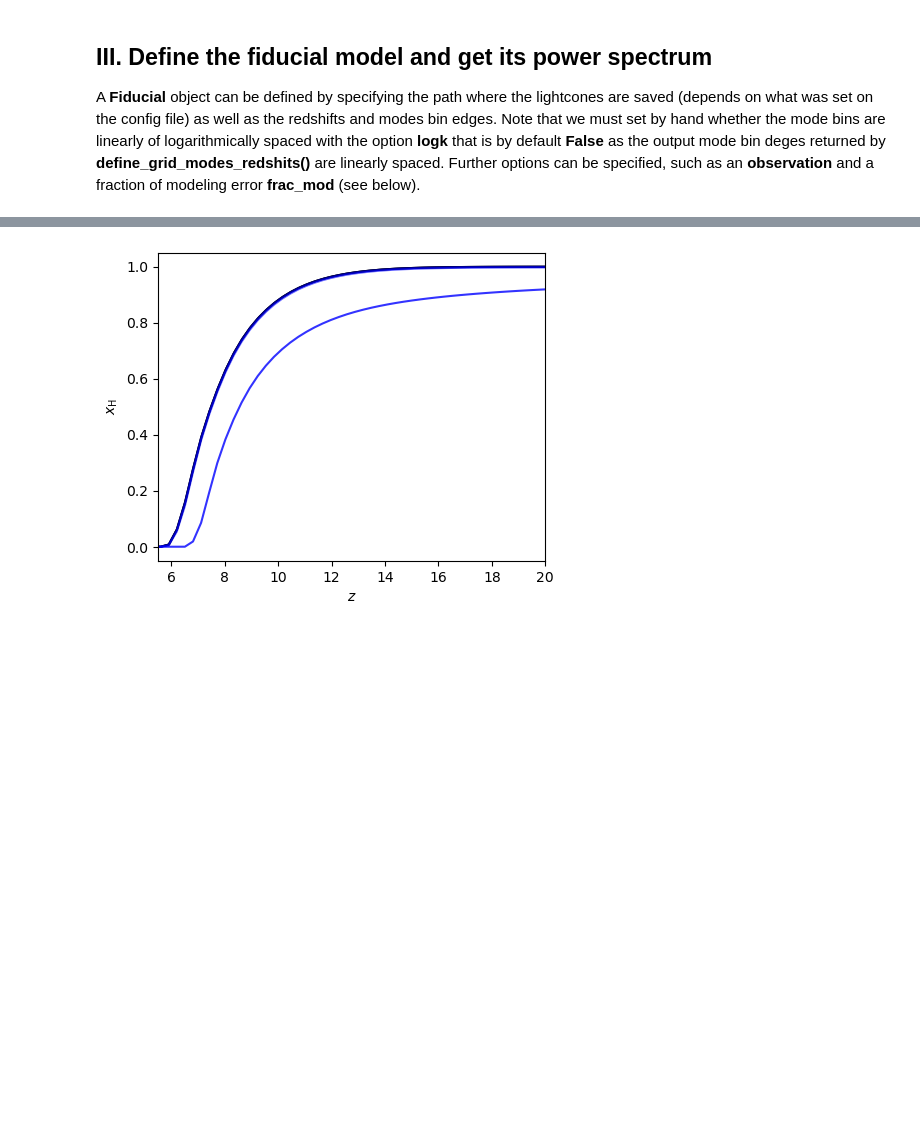
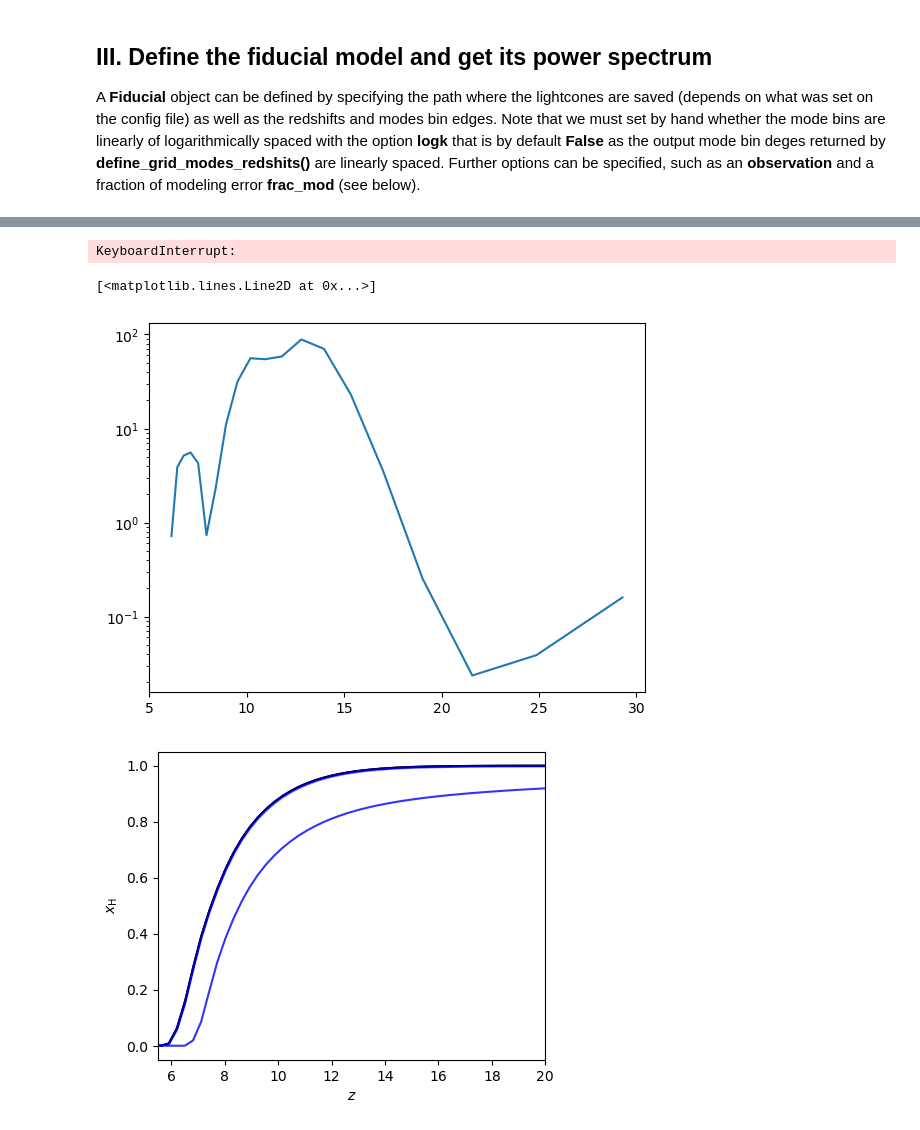
Before and after one commit to gaetanfacchinetti/21cmCAST, a Jupyter notebook: scripts/exec/illustration.ipynb, the cells around one changed output, grey strips where cells are left out. Saved outputs shown, nothing was run; the diff lists cells and outputs as text; code cells hidden in the pictures; blank space fills up the shorter version.

```diff
--- a/scripts/exec/illustration.ipynb
+++ b/scripts/exec/illustration.ipynb
@@ -26,7 +29,7 @@ k_n \equiv {\rm max} \left\{k_{\rm min},  \delta k \right\} + n \delta k \quad {
 \end{equation}
 This definition corresponds to the bins set by **21cmSense**. Note that the choice of redshift $z_0$ fixes the step of the mode bins.
 # %%
-z_bins, k_bins = p21c.define_grid_modes_redshifts(6., 8 * units.MHz, z_max = 22, k_min = 0.1 / units.Mpc, k_max = 1 / units.Mpc)
+z_bins, z_centers, k_bins = p21c.define_grid_modes_redshifts(6., 8 * units.MHz, z_max = 35, k_min = 0.1 / units.Mpc, k_max = 1 / units.Mpc)
 print("The redshift bin edges are:", z_bins)
 print("The mode bin edges are:", k_bins)
 # %% [output]
@@ -61,9 +70,25 @@ No existing data found for Lightcone_rs1993_FIDUCIAL.h5
 %%capture
 ## Remove the long 21cmSense output
 
-fiducial = p21c.Fiducial("../runs/ILLUSTRATION", z_bins, k_bins, False, load=True)
+fiducial = p21c.Fiducial("../runs/ILLUSTRATION", z_bins, z_centers, k_bins, False, load=True, save=False)
 
 fiducial.observation = 'HERA'
 fiducial.plot_power_spectrum()
+# %% [output]
+KeyboardInterrupt:
+# %%
+import matplotlib.pyplot as plt
+
+%matplotlib inline
+
+fig = plt.figure()
+ax = fig.gca()
+
+ax.set_yscale('log')
+#fiducial = p21c.Fiducial("../runs/ILLUSTRATION", z_bins, z_centers, k_bins, False, load=True, save=False)
+ax.plot(fiducial.z_array, [ps[0] for ps in fiducial.power_spectrum])
+# %% [output]
+[<matplotlib.lines.Line2D at 0x...>]
+[figure, added]
 # %%
 ## Load the data from the files
```
Also changed, not shown: parts of 6 cells of this notebook, 22 other files.
